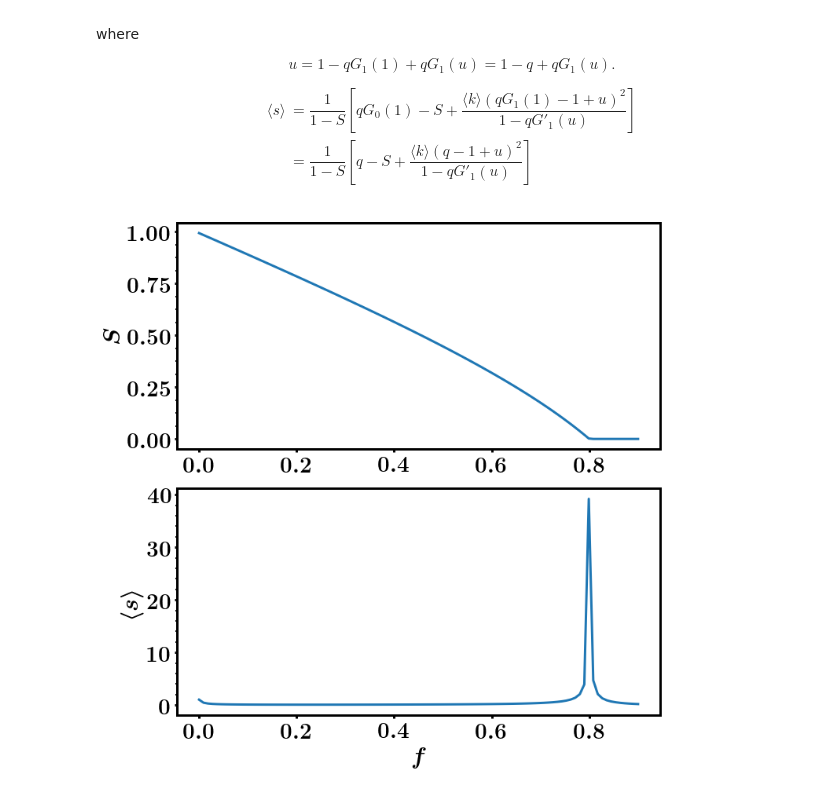
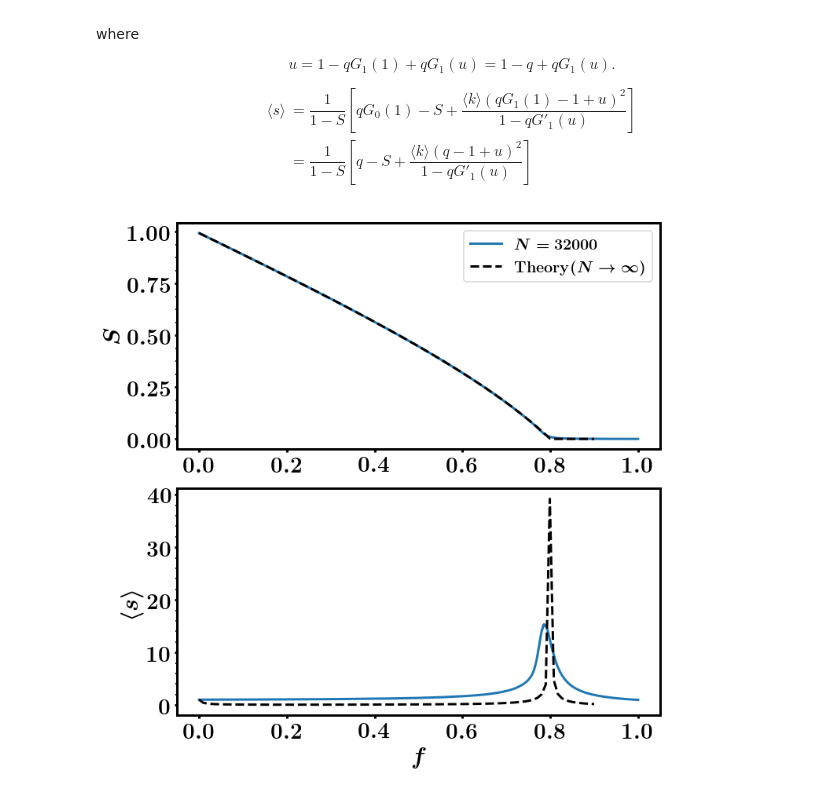
Before and after one commit to nahuelalmeira/dismantlingScaling, a Jupyter notebook: python/generatingFunction.ipynb, the cells around one changed output. Drawn from its saved outputs; the diff is of its cells as text; code cells hidden in the pictures.

```diff
--- a/python/generatingFunction.ipynb
+++ b/python/generatingFunction.ipynb
@@ -400,33 +400,36 @@ def func(x, q, c):
 
 def func_prime(x, q, c):
     return  c*q*np.exp(c*(x-1)) - 1
 
 n_values = 99
 c = 5
 f_values = np.linspace(0., 0.9, n_values)
 S_values = np.zeros(n_values)
 meanS_values = np.zeros(n_values)
 for i, f in enumerate(f_values):
     q = 1-f
     sol = root_scalar(func, args=(q, c), fprime=func_prime, x0=0.5, method='newton')
     u = sol.root
     S = 1 - u
     S_values[i] = S
     meanS_values[i] = (1/(1-S))*(q-S + c*(q-1+u)**2/(1-q*c*np.exp(c*(u-1))))
 
 
 fig, axes = plt.subplots(figsize=(10,10), nrows=2)
 
 ax = axes[0]
 ax.set_ylabel(r'$S$')
-ax.plot(f_values, S_values)
+ax.plot(df.f, df.Sgcc, label=r'$N = 32000$')
+ax.plot(f_values, S_values, color='k', linestyle='--', label=r'$\mathrm{Theory }(N\rightarrow \infty)$')
+ax.legend(loc='best', fontsize=20)
 
 ax = axes[1]
 ax.set_xlabel(r'$f$')
 ax.set_ylabel(r'$\langle s \rangle$')
-ax.plot(f_values, meanS_values)
+ax.plot(df.f, df.meanS)
+ax.plot(f_values, meanS_values, color='k', linestyle='--',)
 
 plt.tight_layout()
 plt.show()
 # %% [output]
-[figure, old version]
+[figure, new version]
```
Also changed, not shown: parts of 1 cell of this notebook.
